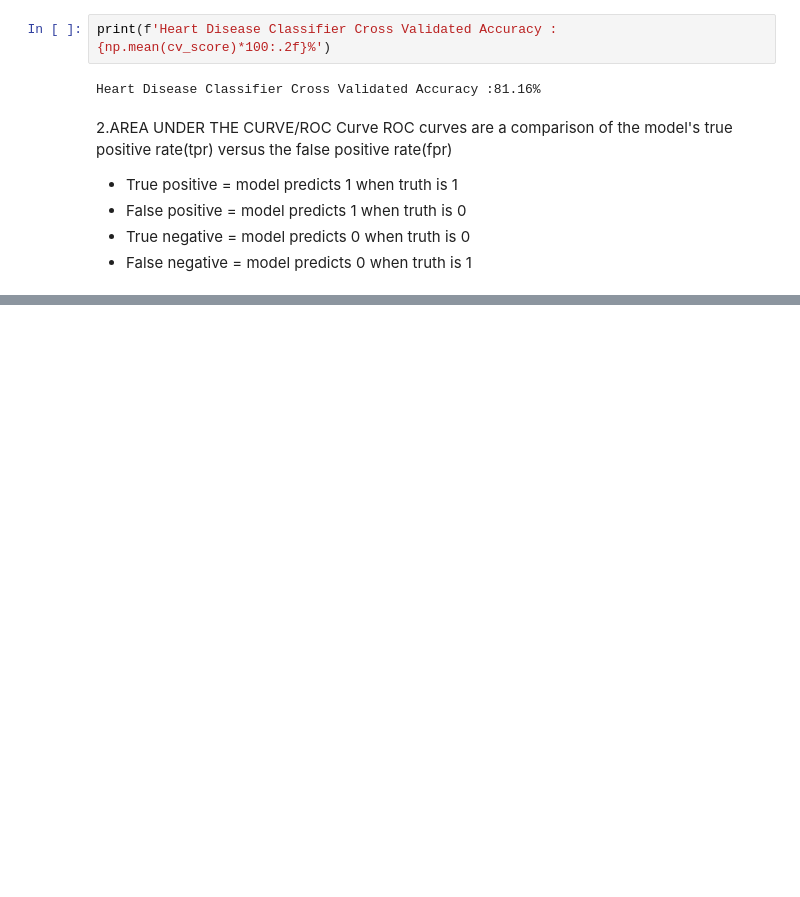
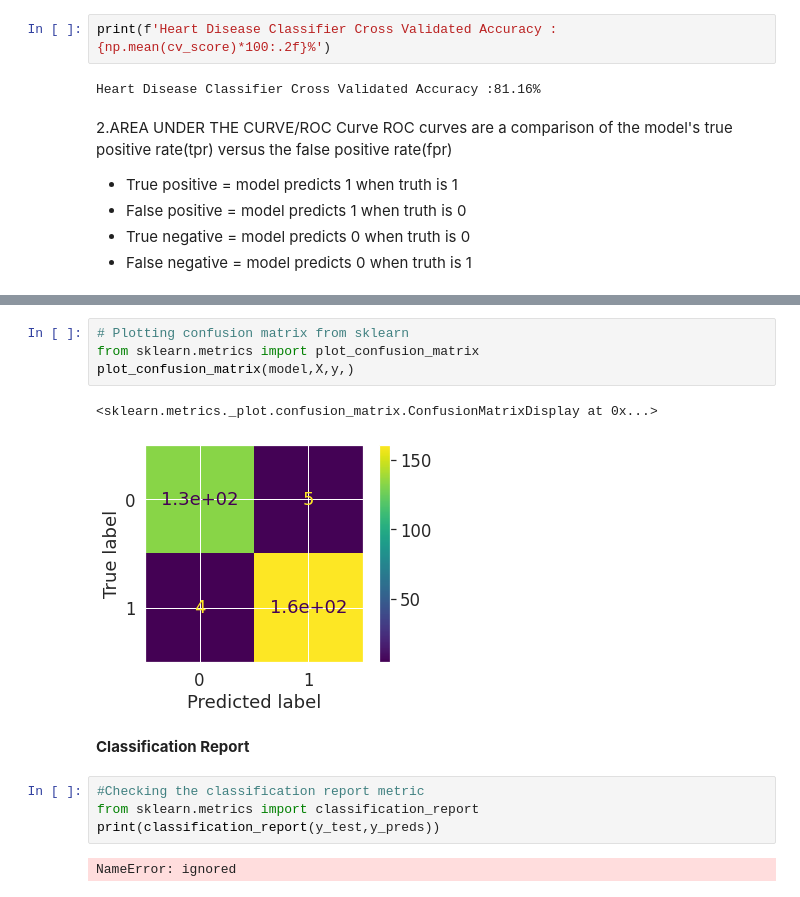
Before and after one commit to RMLAI/zero-to-mastery-ml, a Jupyter notebook: Intro_to_Scikit_Learn.ipynb, the cells around one changed output, grey strips where cells are left out. Saved outputs shown, nothing was run; the diff lists cells and outputs as text; blank space fills up the shorter version.

```diff
--- a/Intro_to_Scikit_Learn.ipynb
+++ b/Intro_to_Scikit_Learn.ipynb
@@ -878,0 +983,15 @@ ROC curves are a comparison of the model's true positive rate(tpr) versus the fa
+# %%
+# Plotting confusion matrix from sklearn
+from sklearn.metrics import plot_confusion_matrix
+plot_confusion_matrix(model,X,y,)
+# %% [output]
+<sklearn.metrics._plot.confusion_matrix.ConfusionMatrixDisplay at 0x...>
+[figure, added]
+# %% [markdown]
+**Classification Report**
+# %%
+#Checking the classification report metric
+from sklearn.metrics import classification_report
+print(classification_report(y_test,y_preds))
+# %% [output]
+NameError: ignored
```
Also changed, not shown: parts of 42 cells of this notebook.
